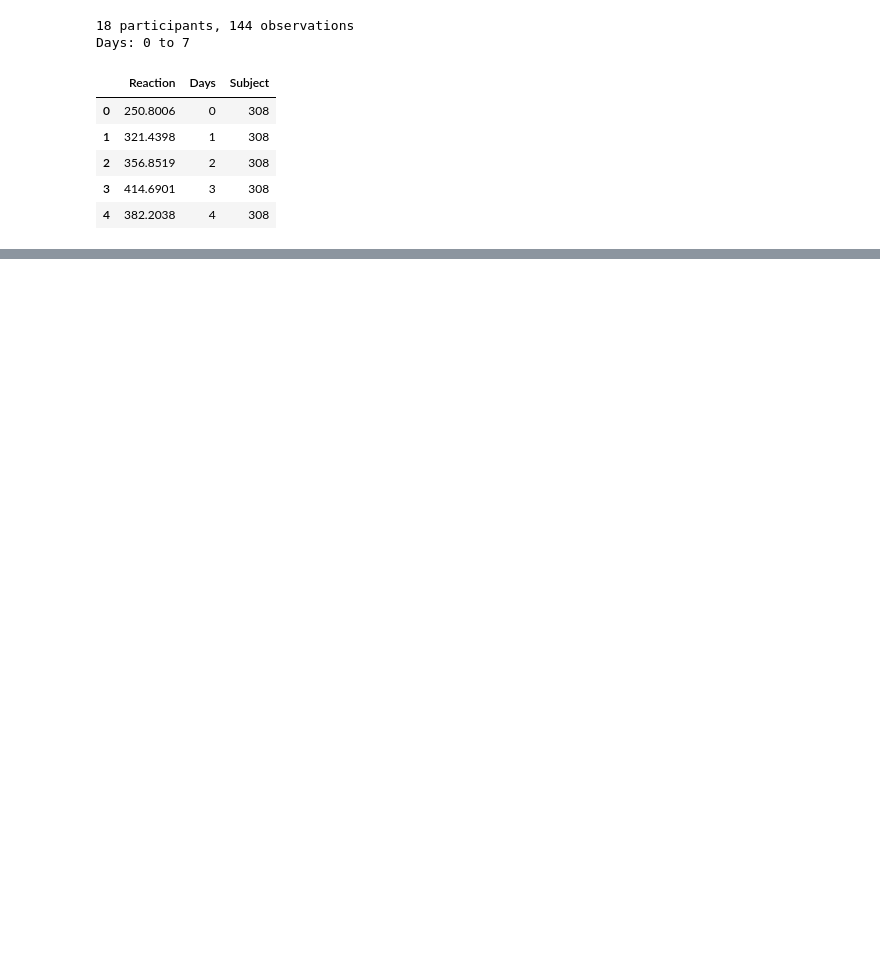
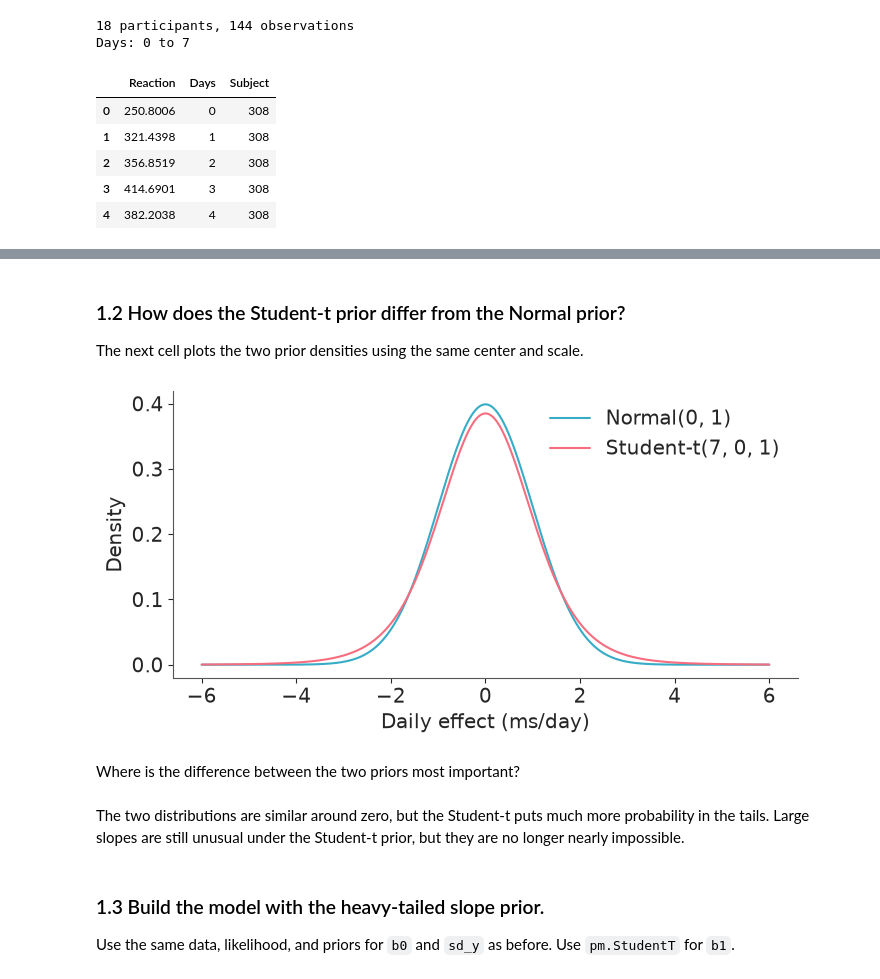
Before and after one commit to opherdonchin/BayesShortCourse, a Jupyter notebook: sleep/solved/03_heavy_tailed_slope_prior.ipynb, the cells around one changed output, grey strips where cells are left out. Drawn from its saved outputs; the diff is of its cells as text; code cells hidden in the pictures; blank space fills up the shorter version.

Commit message:
Revise heavy-tailed slope prior notebook

```diff
--- a/sleep/solved/03_heavy_tailed_slope_prior.ipynb
+++ b/sleep/solved/03_heavy_tailed_slope_prior.ipynb
@@ -313,0 +146,23 @@ Changing a prior family does not address the main structural defect: participant
+# %% [markdown]
+### 1.2 How does the Student-t prior differ from the Normal prior?
+
+The next cell plots the two prior densities using the same center and scale.
+# %%
+x = np.linspace(-6, 6, 800)
+
+fig, ax = plt.subplots(figsize=(7, 3.5))
+ax.plot(x, stats.norm.pdf(x, 0, 1), label="Normal(0, 1)")
+ax.plot(x, stats.t.pdf(x, df=7), label="Student-t(7, 0, 1)")
+ax.set(xlabel="Daily effect (ms/day)", ylabel="Density")
+ax.legend(frameon=False)
+plt.show()
+# %% [output]
+[figure, added]
+# %% [markdown]
+Where is the difference between the two priors most important?
+# %% [markdown]
+The two distributions are similar around zero, but the Student-t puts much more probability in the tails. Large slopes are still unusual under the Student-t prior, but they are no longer nearly impossible.
+# %% [markdown]
+### 1.3 Build the model with the heavy-tailed slope prior.
+
+Use the same data, likelihood, and priors for `b0` and `sd_y` as before. Use `pm.StudentT` for `b1`.
```
Also changed, not shown: parts of 72 cells of this notebook, 1 other file.
